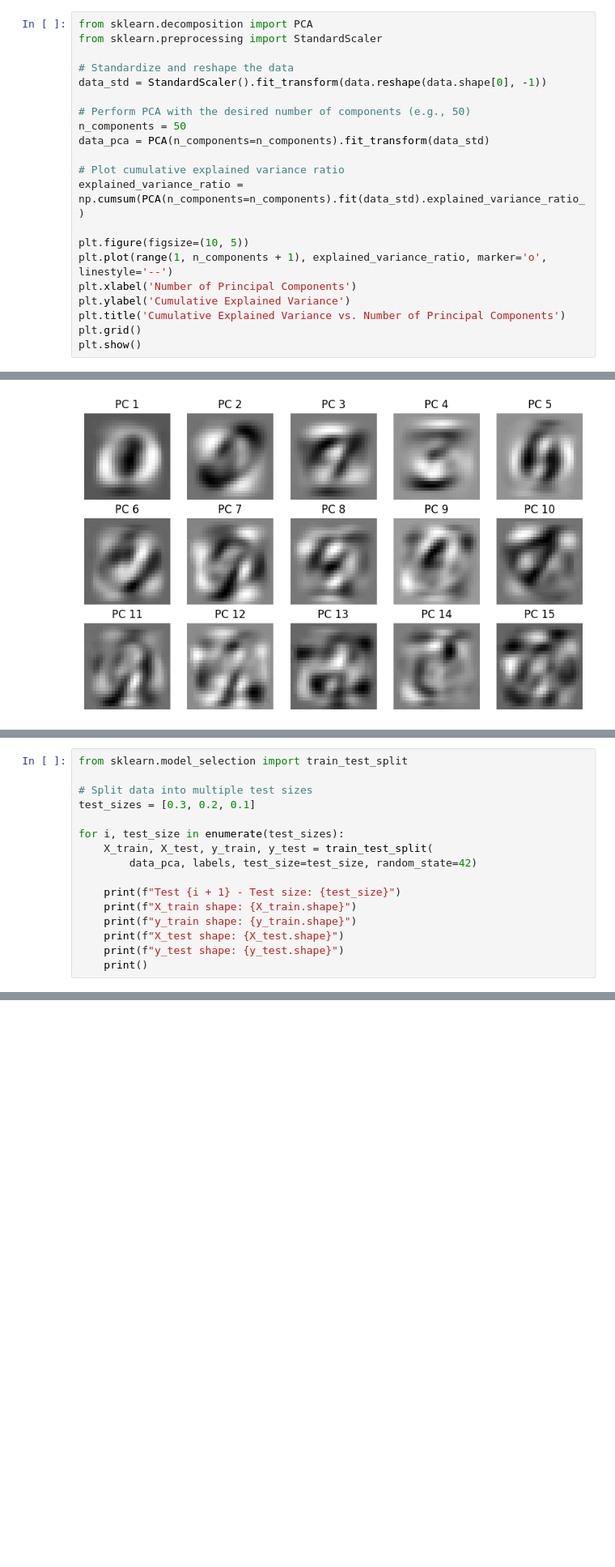
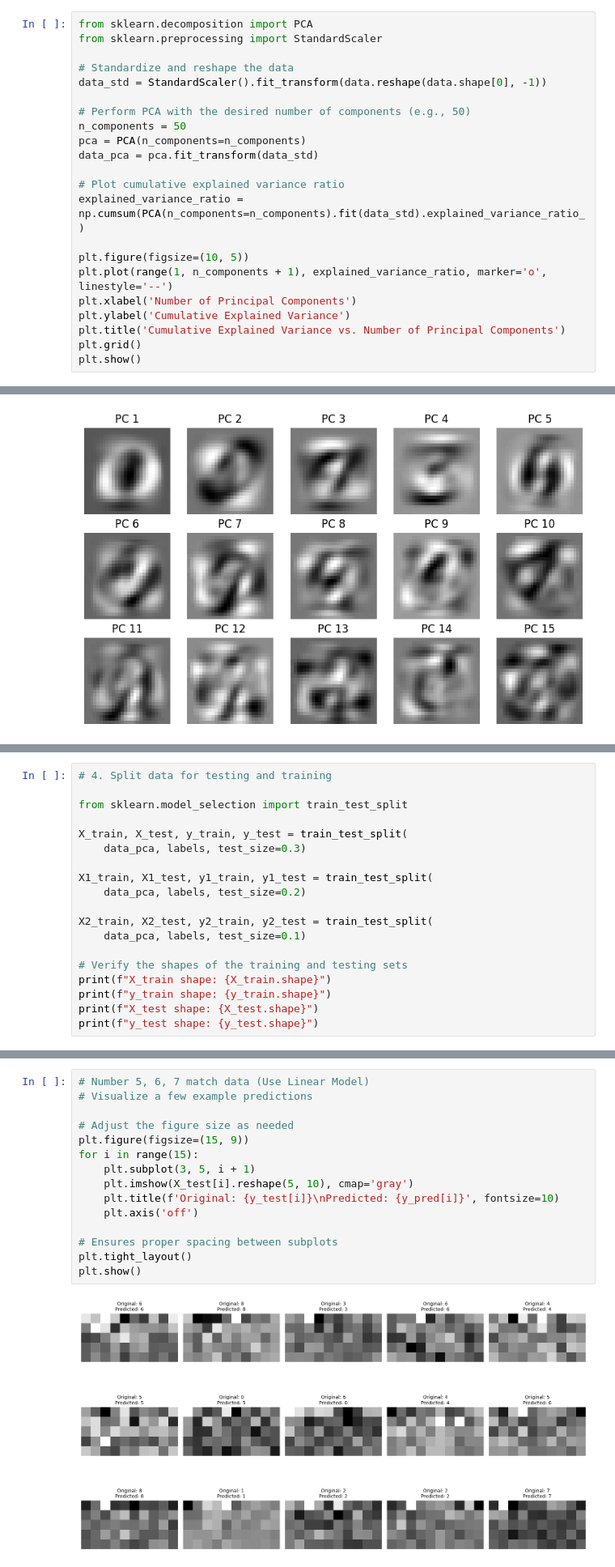
Before and after one commit to AdindaRahajengSilviaPranesti/MachineLearning_Quiz, a Jupyter notebook: Group_2_Machine_Learning_Quiz_1.ipynb, the cells around one changed output, grey strips where cells are left out. Shown at 81% size. Cells and saved outputs as stored; diff of their text form; blank space fills up the shorter version.

```diff
--- a/Group_2_Machine_Learning_Quiz_1.ipynb
+++ b/Group_2_Machine_Learning_Quiz_1.ipynb
@@ -180,7 +181,8 @@ data_std = StandardScaler().fit_transform(data.reshape(data.shape[0], -1))
 
 # Perform PCA with the desired number of components (e.g., 50)
 n_components = 50
-data_pca = PCA(n_components=n_components).fit_transform(data_std)
+pca = PCA(n_components=n_components)
+data_pca = pca.fit_transform(data_std)
 
 # Plot cumulative explained variance ratio
 explained_variance_ratio = np.cumsum(PCA(n_components=n_components).fit(data_std).explained_variance_ratio_)
@@ -211,17 +213,20 @@ plt.show()
 # %%
+# 4. Split data for testing and training
+
 from sklearn.model_selection import train_test_split
 
-# Split data into multiple test sizes
-test_sizes = [0.3, 0.2, 0.1]
+X_train, X_test, y_train, y_test = train_test_split(
+    data_pca, labels, test_size=0.3)
 
-for i, test_size in enumerate(test_sizes):
-    X_train, X_test, y_train, y_test = train_test_split(
-        data_pca, labels, test_size=test_size, random_state=42)
+X1_train, X1_test, y1_train, y1_test = train_test_split(
+    data_pca, labels, test_size=0.2)
 
-    print(f"Test {i + 1} - Test size: {test_size}")
-    print(f"X_train shape: {X_train.shape}")
-    print(f"y_train shape: {y_train.shape}")
-    print(f"X_test shape: {X_test.shape}")
-    print(f"y_test shape: {y_test.shape}")
-    print()
+X2_train, X2_test, y2_train, y2_test = train_test_split(
+    data_pca, labels, test_size=0.1)
+
+# Verify the shapes of the training and testing sets
+print(f"X_train shape: {X_train.shape}")
+print(f"y_train shape: {y_train.shape}")
+print(f"X_test shape: {X_test.shape}")
+print(f"y_test shape: {y_test.shape}")
 # %% [output]
@@ -256,0 +333,17 @@ y_test shape: torch.Size([6000])
+# %%
+# Number 5, 6, 7 match data (Use Linear Model)
+# Visualize a few example predictions
+
+# Adjust the figure size as needed
+plt.figure(figsize=(15, 9))
+for i in range(15):
+    plt.subplot(3, 5, i + 1)
+    plt.imshow(X_test[i].reshape(5, 10), cmap='gray')
+    plt.title(f'Original: {y_test[i]}\nPredicted: {y_pred[i]}', fontsize=10)
+    plt.axis('off')
+
+# Ensures proper spacing between subplots
+plt.tight_layout()
+plt.show()
+# %% [output]
+[figure, added]
```
Also changed, not shown: parts of 28 cells of this notebook.
